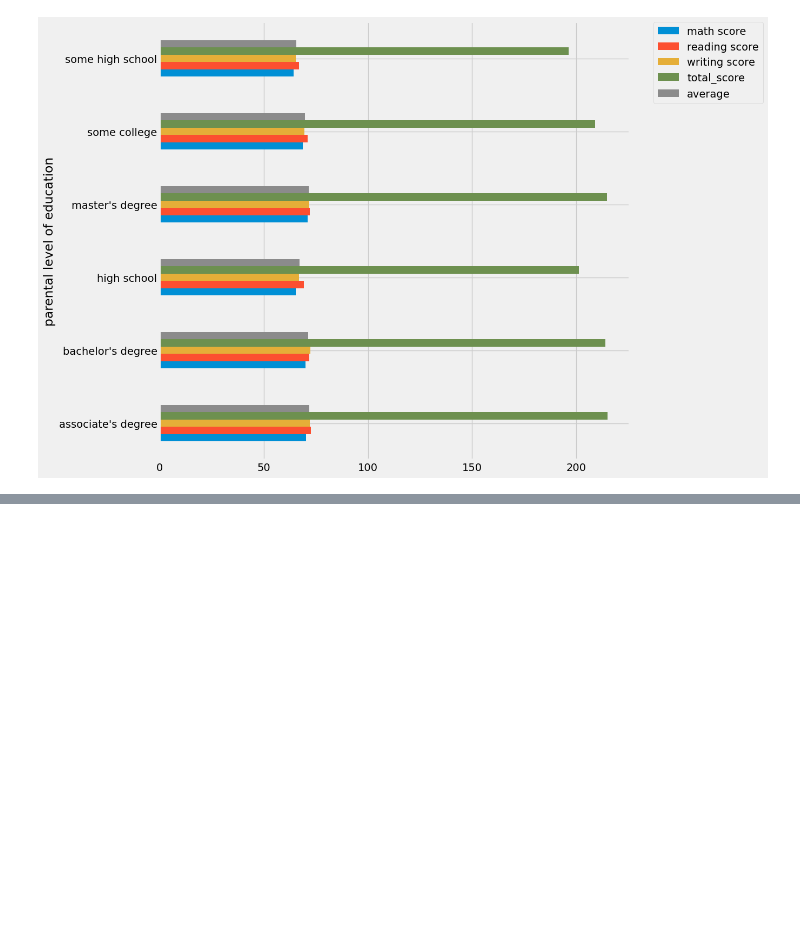
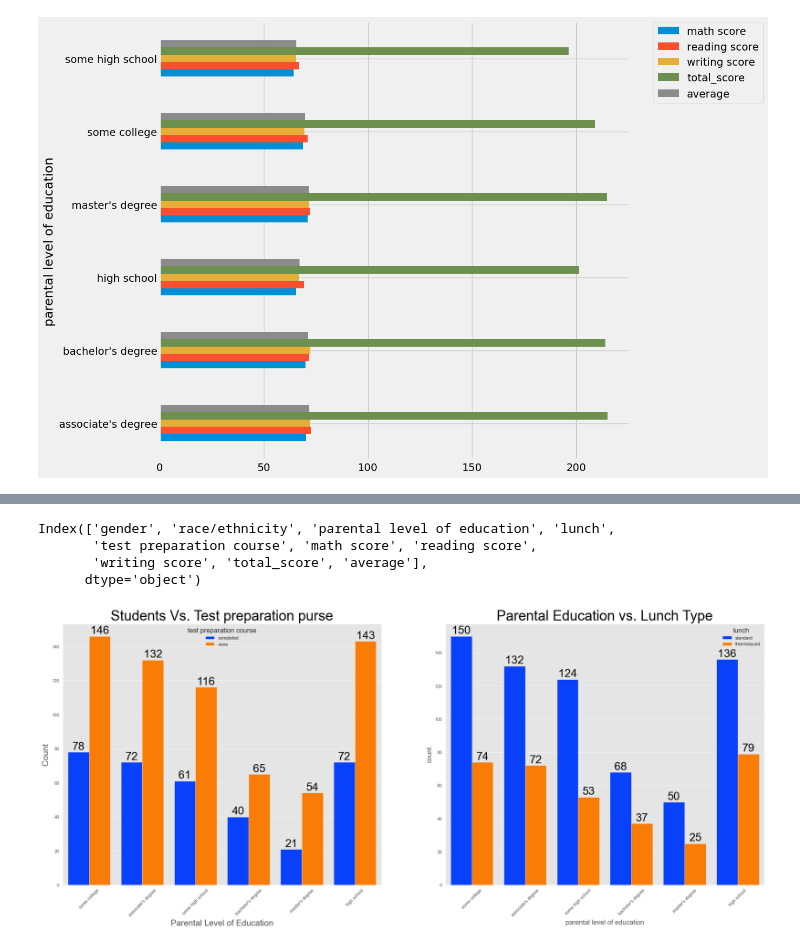
Before and after one commit to Madushani-Weerasekara/EndToEndMLProject, a Jupyter notebook: src/notebook/1. EDA STUDENT PERFORMANCE.ipynb, the cells around one changed output, grey strips where cells are left out. Drawn from its saved outputs; the diff is of its cells as text; code cells hidden in the pictures; blank space fills up the shorter version.

```diff
--- a/src/notebook/1. EDA STUDENT PERFORMANCE.ipynb
+++ b/src/notebook/1. EDA STUDENT PERFORMANCE.ipynb
@@ -567,0 +615,26 @@ plt.show()
+# %%
+df.columns
+# %% [output]
+Index(['gender', 'race/ethnicity', 'parental level of education', 'lunch',
+       'test preparation course', 'math score', 'reading score',
+       'writing score', 'total_score', 'average'],
+      dtype='object')
+# %%
+f, ax = plt.subplots(1,2, figsize=(20,8))
+sns.countplot(x=df['parental level of education'],data=df,palette = 'bright',hue='test preparation course',saturation=0.95,ax=ax[0])
+ax[0].set_title('Students Vs. Test preparation purse', color='black', size=25)
+ax[0].set_xlabel('Parental Level of Education', size=15)
+ax[0].set_ylabel('Count', size=15)
+ax[0].tick_params(axis='x', rotation=45)  # Rotate x labels for better visibility
+
+for container in ax[0].containers:
+    ax[0].bar_label(container, color='black', size=20)
+
+sns.countplot(x=df['parental level of education'], data=df, palette='bright', hue='lunch', saturation=0.95, ax=ax[1])
+ax[1].set_title('Parental Education vs. Lunch Type', color='black', size=25)
+
+ax[1].tick_params(axis='x', rotation=45)  # Rotate x labels for better visibility
+for container in ax[1].containers:
+    ax[1].bar_label(container, color='black', size=20)
+# %% [output]
+[figure, added]
```
Also changed, not shown: parts of 12 cells of this notebook.
